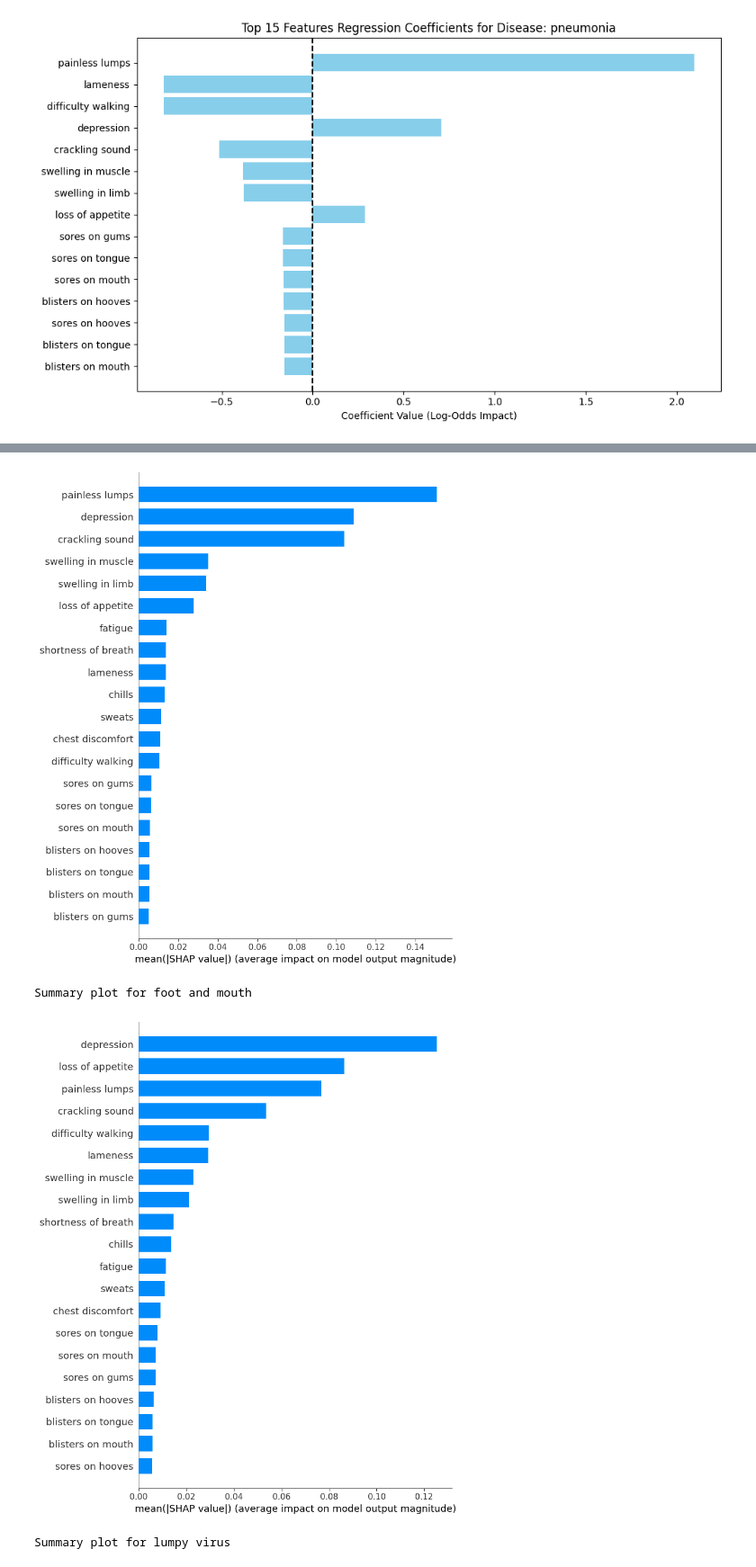
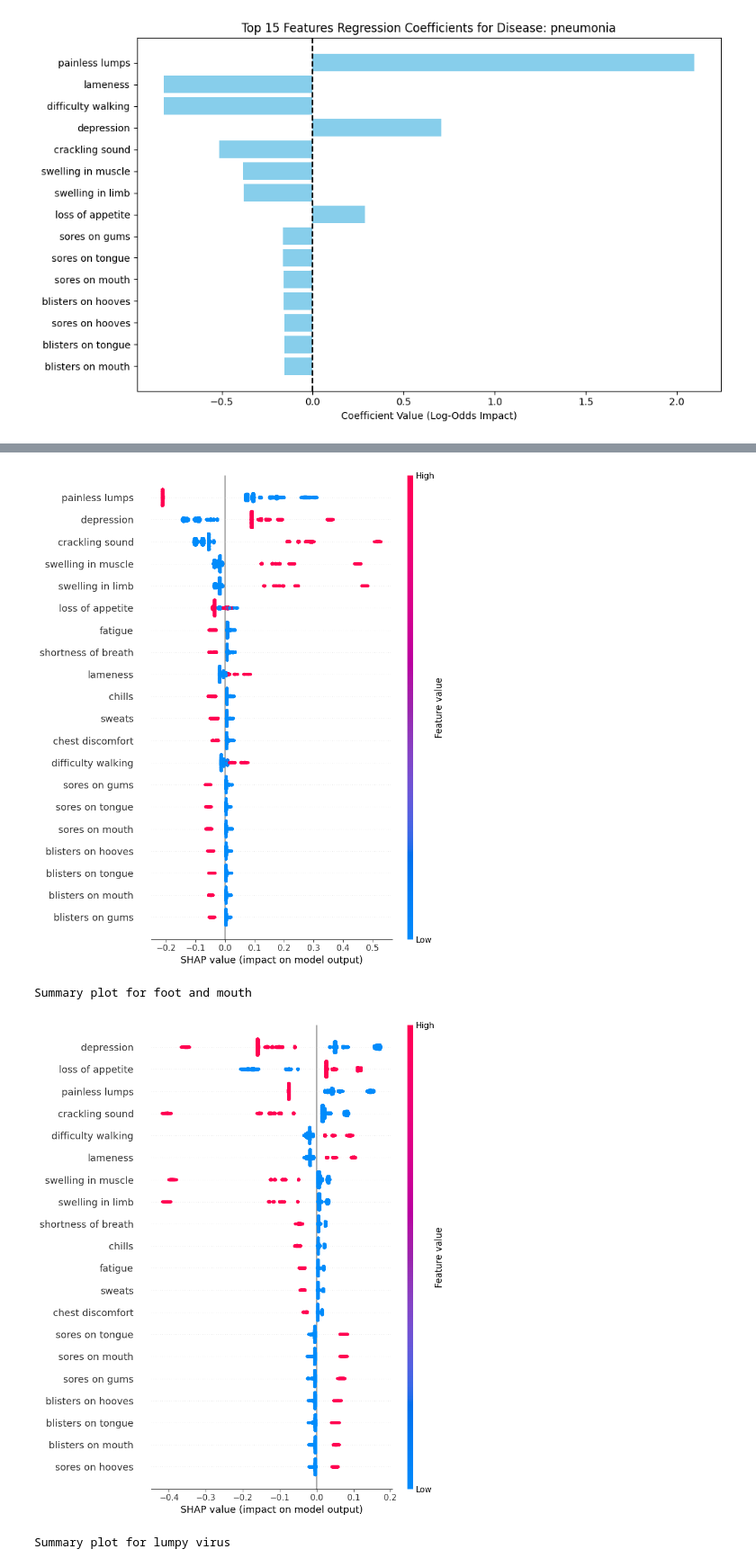
Before and after one commit to Tormiwah205/Animal-Disease, a Jupyter notebook: stats-jupyter.ipynb, the cells around one changed output, grey strips where cells are left out. Shown at 90% size. Drawn from its saved outputs; the diff is of its cells as text; code cells hidden in the pictures.

Commit message:
Update clustering and SHAP Visualization

```diff
--- a/stats-jupyter.ipynb
+++ b/stats-jupyter.ipynb
@@ -376,33 +376,35 @@ Logistic Regression Coefficients by Disease
 [figure]
 # %%
 import shap
-from IPython.display import display
 
 shap.initjs()
 
+# SHAP Explainer
 explainer = shap.TreeExplainer(model)
 shap_values_raw = explainer.shap_values(X_test)
 
-# Convert to list of arrays: (n_classes) of (n_samples, n_features)
+# Convert raw values to per-class SHAP values
 shap_values = [shap_values_raw[:, :, i] for i in range(shap_values_raw.shape[2])]
 
 # Summary plots for each disease
 for i, name in enumerate(revd.classes_):
     print(f"\nSummary plot for {name}")
-    shap.summary_plot(shap_values[i], X_test, plot_type="bar", class_names=revd.classes_)
+    shap.summary_plot(shap_values[i], X_test, plot_type="dot", class_names=revd.classes_)
 
-# Force plots for diseases
+#Waterfall plots
 sample_index = 0
-print(f"\nSHAP force plots for diseases #{sample_index}...")
+sample = X_test.iloc[sample_index]
 
 for class_idx, class_name in enumerate(revd.classes_):
-    print(f"\nDisease: {class_name}")
-    display(shap.force_plot(
-        base_value=explainer.expected_value[class_idx],
-        shap_values=shap_values[class_idx][sample_index],
-        features=X_test.iloc[sample_index],
-        feature_names=X_test.columns
-    ))
+    print(f"\nWaterfall plot for predicted class: {class_name}")
+    shap.plots.waterfall(
+        shap.Explanation(
+            values=shap_values[class_idx][sample_index],
+            base_values=explainer.expected_value[class_idx],
+            data=sample,
+            feature_names=X_test.columns
+        )
+    )
 # %% [output]
 [interactive output not drawn]
 Summary plot for anthrax
@@ -410,5 +412,5 @@ Summary plot for anthrax
 Summary plot for blackleg
-[figure, old version]
+[figure, new version]
 Summary plot for foot and mouth
-[figure, old version]
+[figure, new version]
 Summary plot for lumpy virus
```
Also changed, not shown: parts of 1 cell of this notebook, 2 other files.
